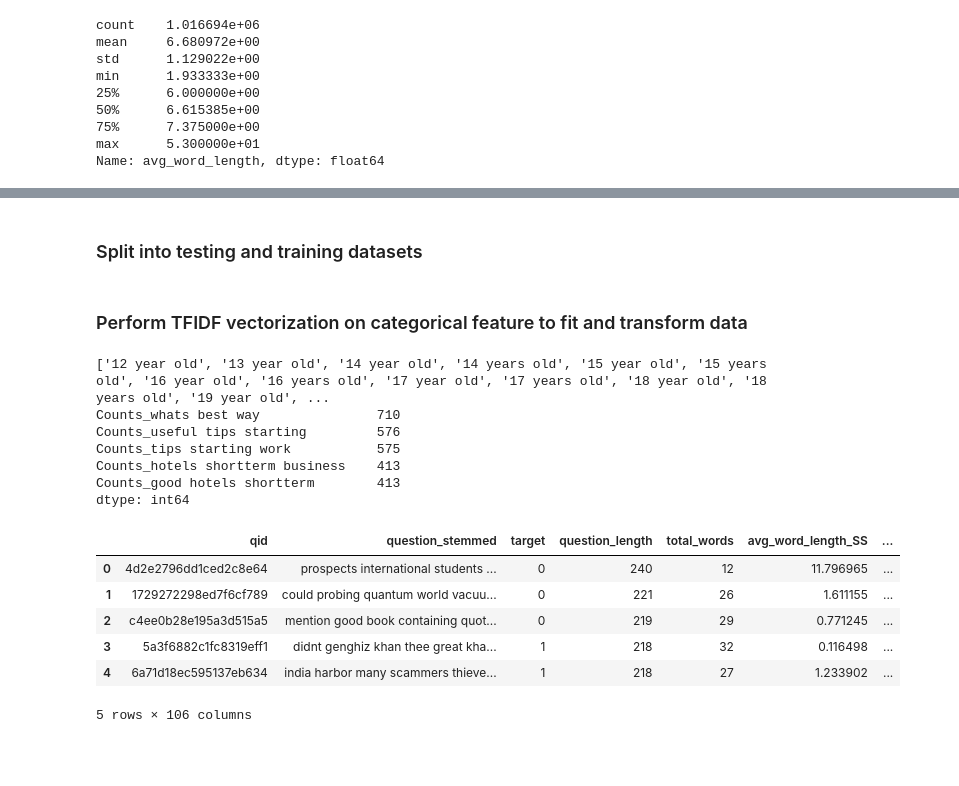
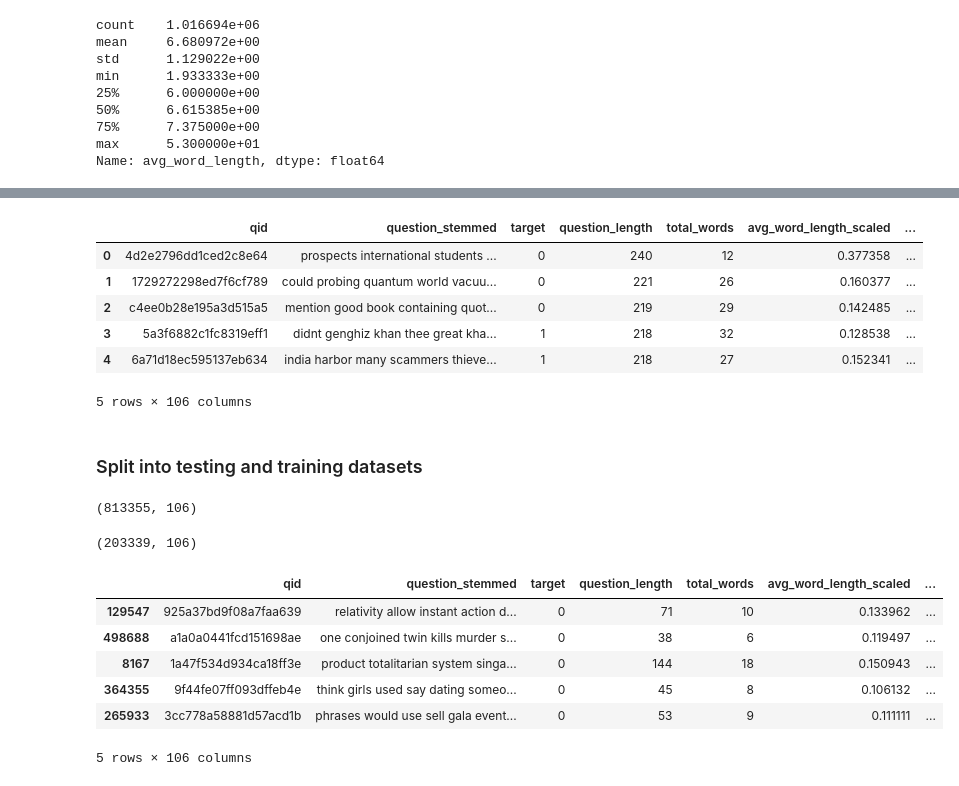
Before and after one commit to shalin4788/Springboard-Do-not-refer-, a Jupyter notebook: Capstone Two/Preprocessing and Training Data Development.ipynb, the cells around one changed output, grey strips where cells are left out. Cells and saved outputs as stored; diff of their text form; code cells hidden in the pictures; blank space fills up the shorter version.

```diff
--- a/Capstone Two/Preprocessing and Training Data Development.ipynb
+++ b/Capstone Two/Preprocessing and Training Data Development.ipynb
@@ -196,48 +232,35 @@ memory usage: 46.5+ MB
+# %%
+df_final = pd.concat([df_numeric_scaled, cv_tri_df], axis=1, sort=False)
+df_final.head(5)
+# %% [output]
+|  | qid | question_stemmed | target | question_length | total_words | avg_word_length_scaled | ... |
+| 0 | 4d2e2796dd1ced2c8e64 | prospects international students ... | 0 | 240 | 12 | 0.377358 | ... |
+| 1 | 1729272298ed7f6cf789 | could probing quantum world vacuu... | 0 | 221 | 26 | 0.160377 | ... |
+| 2 | c4ee0b28e195a3d515a5 | mention good book containing quot... | 0 | 219 | 29 | 0.142485 | ... |
+| 3 | 5a3f6882c1fc8319eff1 | didnt genghiz khan thee great kha... | 1 | 218 | 32 | 0.128538 | ... |
+| 4 | 6a71d18ec595137eb634 | india harbor many scammers thieve... | 1 | 218 | 27 | 0.152341 | ... |
+5 rows × 106 columns
 # %% [markdown]
 ### Split into testing and training datasets
 # %%
 from sklearn.model_selection import train_test_split
 
-train_df, test_df = train_test_split(df_numeric_scaled, test_size=0.2)
+train_df, test_df = train_test_split(df_final, test_size=0.2)
-# %% [markdown]
-### Perform TFIDF vectorization on categorical feature to fit and transform data
-# %%
-# Import CountVectorizer
-from sklearn.feature_extraction.text import CountVectorizer
-
-# Instantiate a trigram vectorizer
-cv_trigram_vec = CountVectorizer(max_features=100,
-                                 stop_words='english',
-                                 ngram_range=(3,3))
-
-# Fit and apply trigram vectorizer
-cv_trigram = cv_trigram_vec.fit_transform(df_numeric_scaled['question_stemmed'])
-
-# Print the trigram features
-print(cv_trigram_vec.get_feature_names())
-
-# Create a DataFrame of the features
-cv_tri_df = pd.DataFrame(cv_trigram.toarray(),
-                 columns=cv_trigram_vec.get_feature_names()).add_prefix('Counts_')
-
-# Print the top 5 words in the sorted output
-print(cv_tri_df.sum().sort_values(ascending=False).head(5))
-# %% [output]
-['12 year old', '13 year old', '14 year old', '14 years old', '15 year old', '15 years old', '16 year old', '16 years old', '17 year old', '17 years old', '18 year old', '18 years old', '19 year old', ...
-Counts_whats best way               710
-Counts_useful tips starting         576
-Counts_tips starting work           575
-Counts_hotels shortterm business    413
-Counts_good hotels shortterm        413
-dtype: int64
-# %%
-df_final = pd.concat([df_numeric_scaled, cv_tri_df], axis=1, sort=False)
-df_final.head(5)
-# %% [output]
-|  | qid | question_stemmed | target | question_length | total_words | avg_word_length_SS | ... |
-| 0 | 4d2e2796dd1ced2c8e64 | prospects international students ... | 0 | 240 | 12 | 11.796965 | ... |
-| 1 | 1729272298ed7f6cf789 | could probing quantum world vacuu... | 0 | 221 | 26 | 1.611155 | ... |
-| 2 | c4ee0b28e195a3d515a5 | mention good book containing quot... | 0 | 219 | 29 | 0.771245 | ... |
-| 3 | 5a3f6882c1fc8319eff1 | didnt genghiz khan thee great kha... | 1 | 218 | 32 | 0.116498 | ... |
-| 4 | 6a71d18ec595137eb634 | india harbor many scammers thieve... | 1 | 218 | 27 | 1.233902 | ... |
-5 rows × 106 columns
+# %%
+train_df.shape
+# %% [output]
+(813355, 106)
+# %%
+test_df.shape
+# %% [output]
+(203339, 106)
+# %%
+test_df.head(5)
+# %% [output]
+|  | qid | question_stemmed | target | question_length | total_words | avg_word_length_scaled | ... |
+| 129547 | 925a37bd9f08a7faa639 | relativity allow instant action d... | 0 | 71 | 10 | 0.133962 | ... |
+| 498688 | a1a0a0441fcd151698ae | one conjoined twin kills murder s... | 0 | 38 | 6 | 0.119497 | ... |
+| 8167 | 1a47f534d934ca18ff3e | product totalitarian system singa... | 0 | 144 | 18 | 0.150943 | ... |
+| 364355 | 9f44fe07ff093dffeb4e | think girls used say dating someo... | 0 | 45 | 8 | 0.106132 | ... |
+| 265933 | 3cc778a58881d57acd1b | phrases would use sell gala event... | 0 | 53 | 9 | 0.111111 | ... |
+5 rows × 106 columns
```
Also changed, not shown: parts of 14 cells of this notebook.
